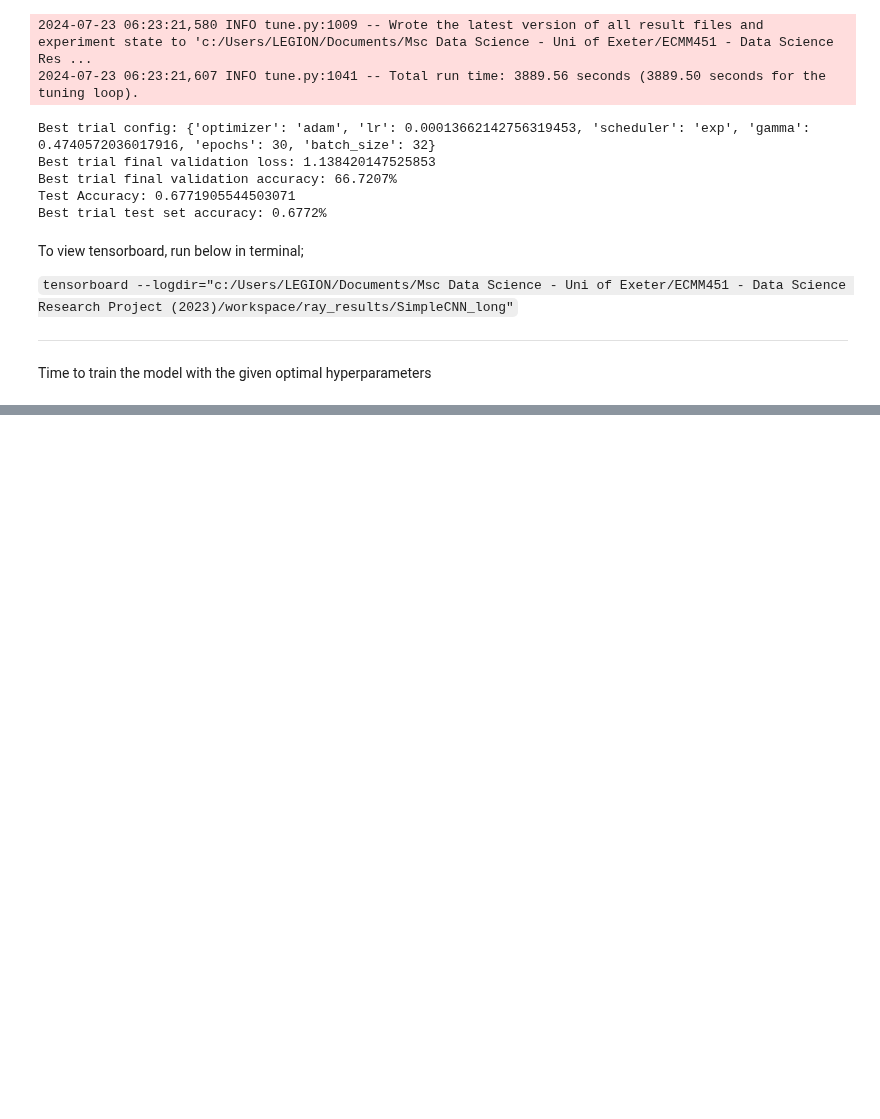
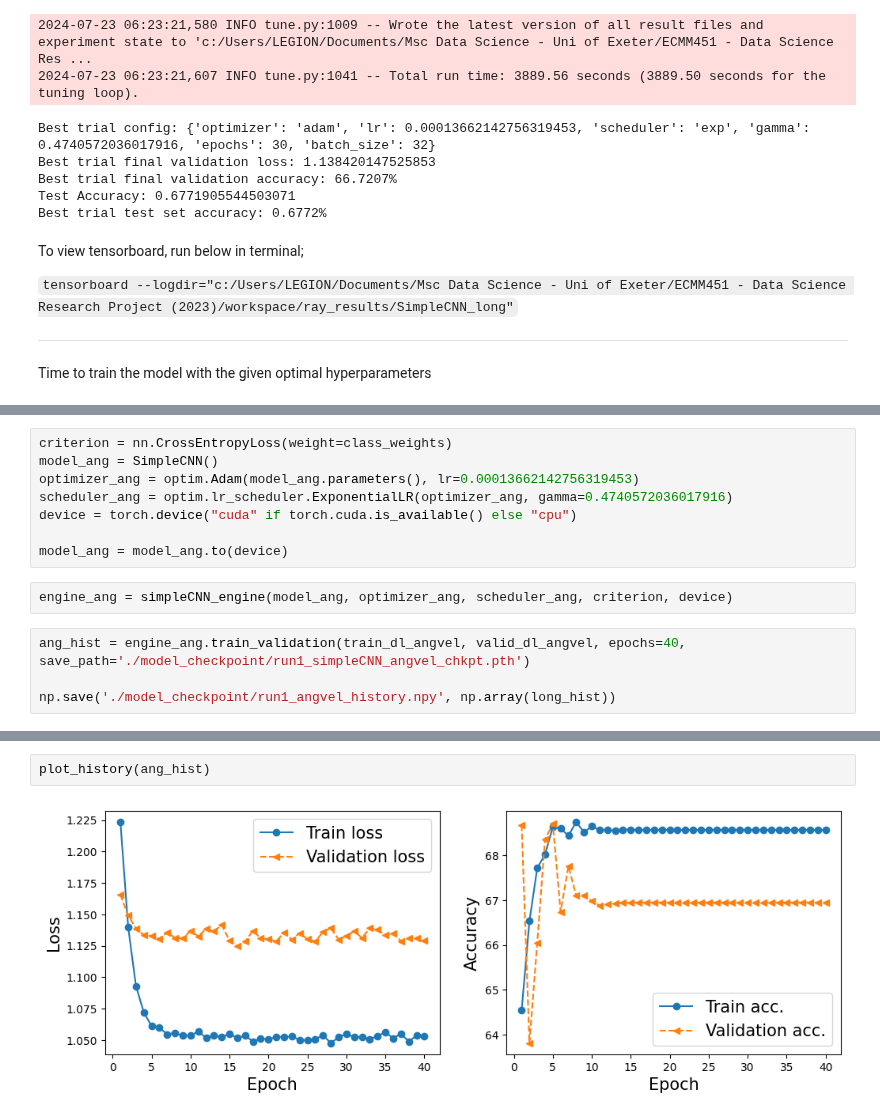
Before and after one commit to EsosaOrumwese/Msc_Research_Project_Multi-Task-Learning_CNN-GRU-biLSTM, a Jupyter notebook: preprocess.ipynb, the cells around one changed output, grey strips where cells are left out. Drawn from its saved outputs; the diff is of its cells as text; blank space fills up the shorter version.

```diff
--- a/preprocess.ipynb
+++ b/preprocess.ipynb
@@ -457,0 +551,14 @@ Time to train the model with the given optimal hyperparameters
+# %%
+criterion = nn.CrossEntropyLoss(weight=class_weights)
+model_ang = SimpleCNN()
+optimizer_ang = optim.Adam(model_ang.parameters(), lr=0.00013662142756319453)
+scheduler_ang = optim.lr_scheduler.ExponentialLR(optimizer_ang, gamma=0.4740572036017916)
+device = torch.device("cuda" if torch.cuda.is_available() else "cpu")
+
+model_ang = model_ang.to(device)
+# %%
+engine_ang = simpleCNN_engine(model_ang, optimizer_ang, scheduler_ang, criterion, device)
+# %%
+ang_hist = engine_ang.train_validation(train_dl_angvel, valid_dl_angvel, epochs=40, save_path='./model_checkpoint/run1_simpleCNN_angvel_chkpt.pth')
+
+np.save('./model_checkpoint/run1_angvel_history.npy', np.array(long_hist))
@@ -457,0 +595,4 @@ Time to train the model with the given optimal hyperparameters
+# %%
+plot_history(ang_hist)
+# %% [output]
+[figure, added]
```
Also changed, not shown: parts of 17 cells of this notebook, 25 other files.
